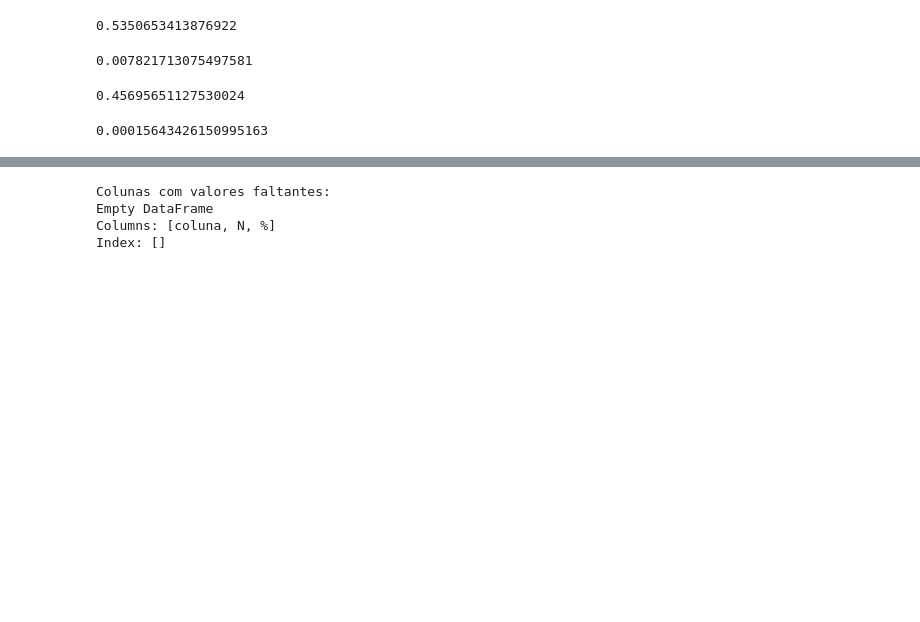
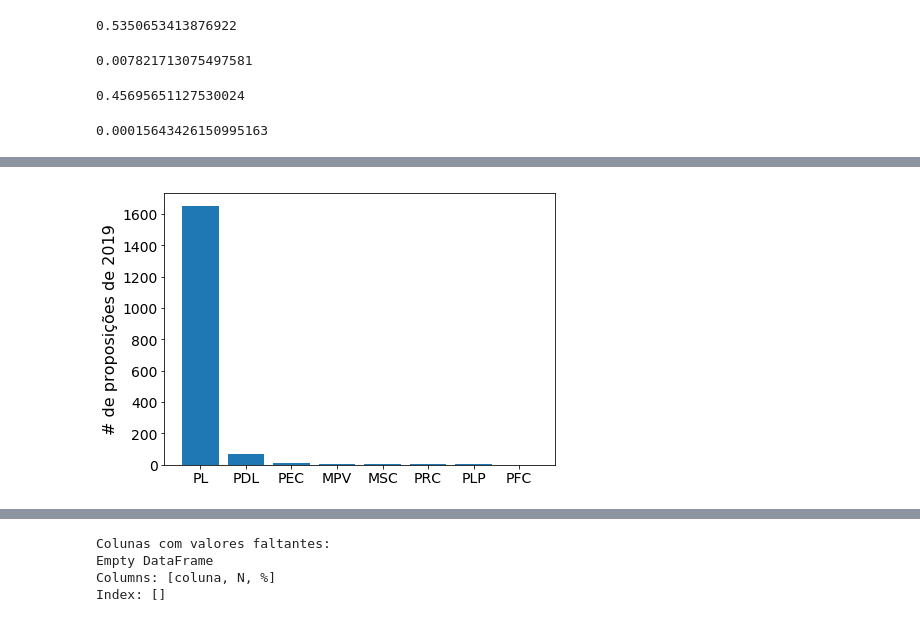
Before and after one commit to gabinete-compartilhado-acredito/100-dias-congresso, a Jupyter notebook: analises/temas_das_proposicoes.ipynb, the cells around one changed output, grey strips where cells are left out. Saved outputs shown, nothing was run; the diff lists cells and outputs as text; code cells hidden in the pictures; blank space fills up the shorter version.

```diff
--- a/analises/temas_das_proposicoes.ipynb
+++ b/analises/temas_das_proposicoes.ipynb
@@ -171,0 +173,13 @@ pl.show()
+# %%
+pl.figure(figsize=(7,5))
+#pl.title('2019')
+nByTipo = s.loc[(s.ano>=2019)&(s.ano<=2019)].groupby('siglaTipo').size().sort_values(ascending=False)
+x = np.arange(1,1+len(nByTipo))
+pl.xticks(x,nByTipo.index.values)
+pl.bar(x,nByTipo.values)
+pl.gca().tick_params(labelsize=14)
+pl.ylabel(u'# de proposições de 2019', fontsize=16)
+#xu.saveFigWdate('graficos/proposicoes-2019-por-tipo.pdf')
+pl.show()
+# %% [output]
+[figure, added]
```
Also changed, not shown: parts of 57 cells of this notebook.
